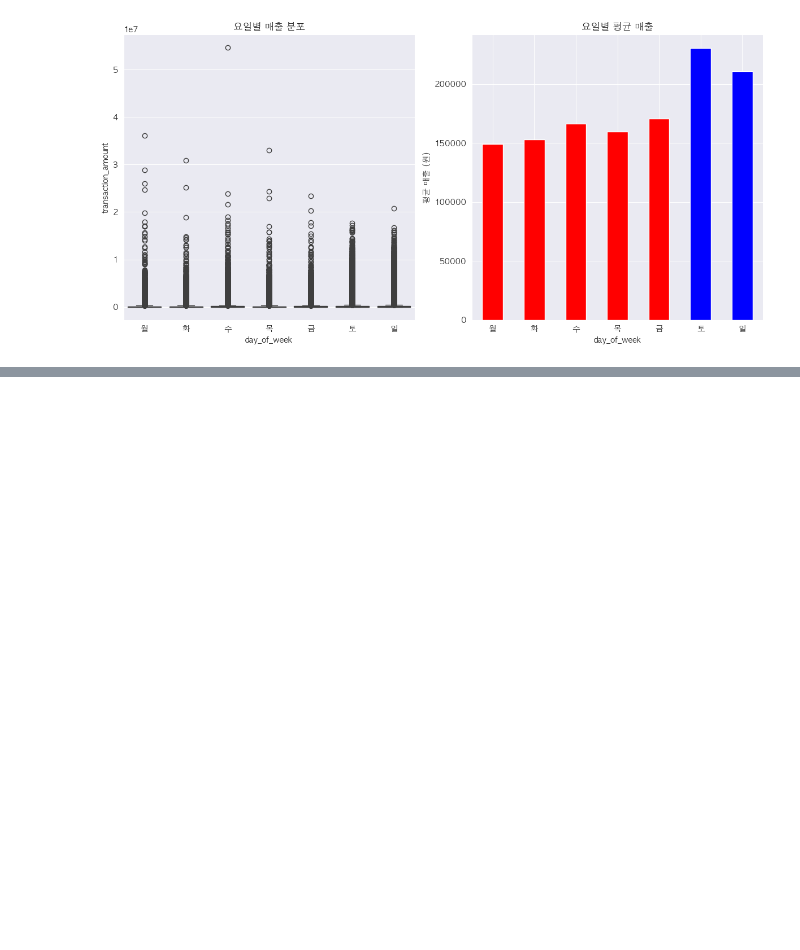
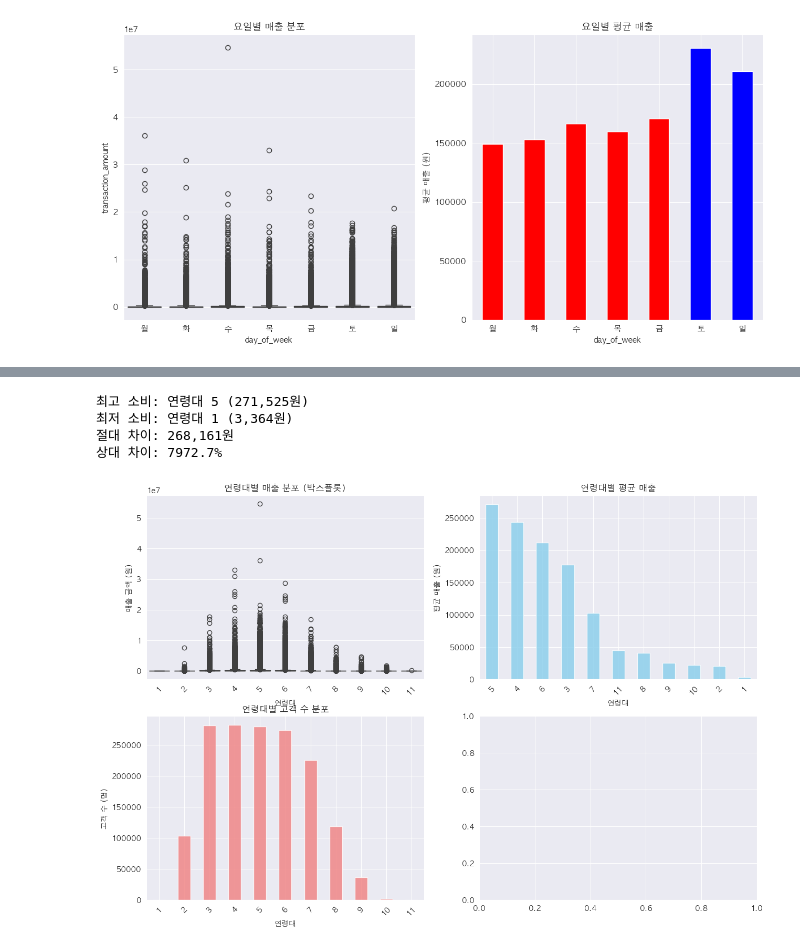
Before and after one commit to ESTCAMP-Team5/first_project, a Jupyter notebook: credit_card_usage_modeling/workspace/EDA/doyoung/EDA.ipynb, the cells around one changed output, grey strips where cells are left out. Cells and saved outputs as stored; diff of their text form; code cells hidden in the pictures; blank space fills up the shorter version.

```diff
--- a/credit_card_usage_modeling/workspace/EDA/doyoung/EDA.ipynb
+++ b/credit_card_usage_modeling/workspace/EDA/doyoung/EDA.ipynb
@@ -351,0 +414,8 @@ Name: cv, dtype: float64
+# %%
+# 1-1. 연령대 현황 파악
+print("1. 연령대별 기본 현황:")
+age_counts = df['age_group_code'].value_counts().sort_index()
+print("연령대별 고객 수:")
+for age_code, count in age_counts.items():
+    percentage = count / len(df) * 100
+    print(f"연령대 {age_code}: {count:,}명 ({percentage:.1f}%)")
@@ -351,0 +453,4 @@ Name: cv, dtype: float64
+# %%
+age_mean = df.groupby('age_group_code')['transaction_amount'].mean().sort_values(ascending=False)
+for i, (age_code, avg_amount) in enumerate(age_mean.items(), 1):
+    print(f"{i}위. 연령대 {age_code}: {avg_amount:,.0f}원")
@@ -351,0 +469,44 @@ Name: cv, dtype: float64
+# %%
+highest_age = age_mean.index[0]
+lowest_age = age_mean.index[-1]
+highest_amount = age_mean.iloc[0]
+lowest_amount = age_mean.iloc[-1]
+
+print(f"최고 소비: 연령대 {highest_age} ({highest_amount:,.0f}원)")
+print(f"최저 소비: 연령대 {lowest_age} ({lowest_amount:,.0f}원)")
+print(f"절대 차이: {highest_amount - lowest_amount:,.0f}원")
+print(f"상대 차이: {(highest_amount / lowest_amount - 1) * 100:.1f}%")
+# %% [output]
+최고 소비: 연령대 5 (271,525원)
+최저 소비: 연령대 1 (3,364원)
+절대 차이: 268,161원
+상대 차이: 7972.7%
+# %%
+# 1-5. 연령대별 소비 분포 시각화
+fig, axes = plt.subplots(2,2, figsize=(15, 10))
+
+# 박스플롯 - 연령대별 매출 분포
+sns.boxplot(data=df, x='age_group_code', y='transaction_amount', ax=axes[0,0])
+axes[0,0].set_title('연령대별 매출 분포 (박스플롯)')
+axes[0,0].set_xlabel('연령대')
+axes[0,0].set_ylabel('매출 금액 (원)')
+axes[0,0].tick_params(axis='x', rotation=45)
+
+# 막대그래프 - 연령대별 평균 매출
+age_mean.plot(kind='bar', ax=axes[0,1], color='skyblue', alpha=0.8)
+axes[0,1].set_title('연령대별 평균 매출')
+axes[0,1].set_xlabel('연령대')
+axes[0,1].set_ylabel('평균 매출 (원)')
+axes[0,1].tick_params(axis='x', rotation=45)
+
+# 고객 수 분포
+age_counts.plot(kind='bar', ax=axes[1,0], color='lightcoral', alpha=0.8)
+axes[1,0].set_title('연령대별 고객 수 분포')
+axes[1,0].set_xlabel('연령대')
+axes[1,0].set_ylabel('고객 수 (명)')
+axes[1,0].tick_params(axis='x', rotation=45)
+
+plt.tight_layout()
+plt.show()
+# %% [output]
+[figure, added]
```
Also changed, not shown: parts of 21 cells of this notebook.
